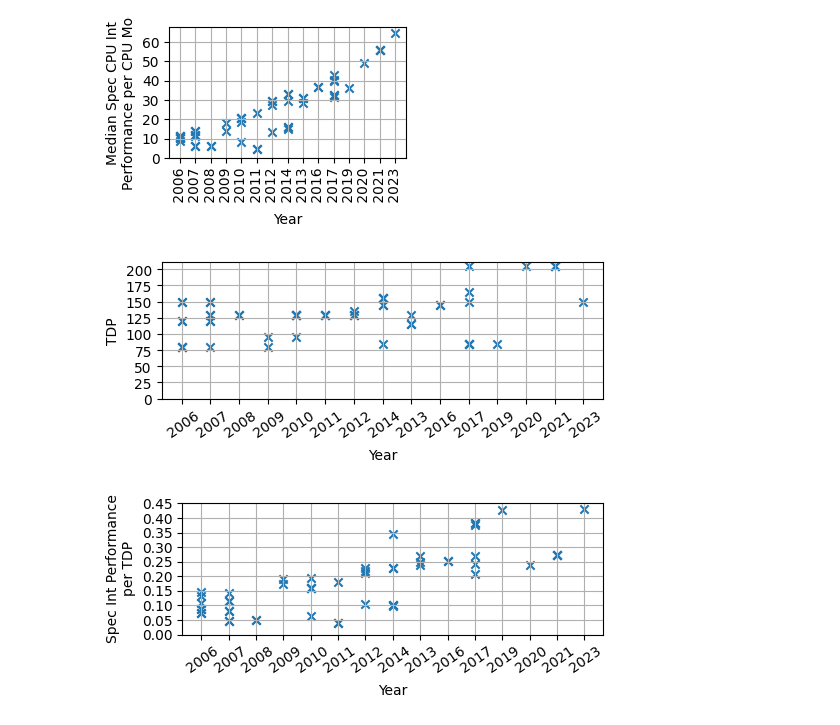
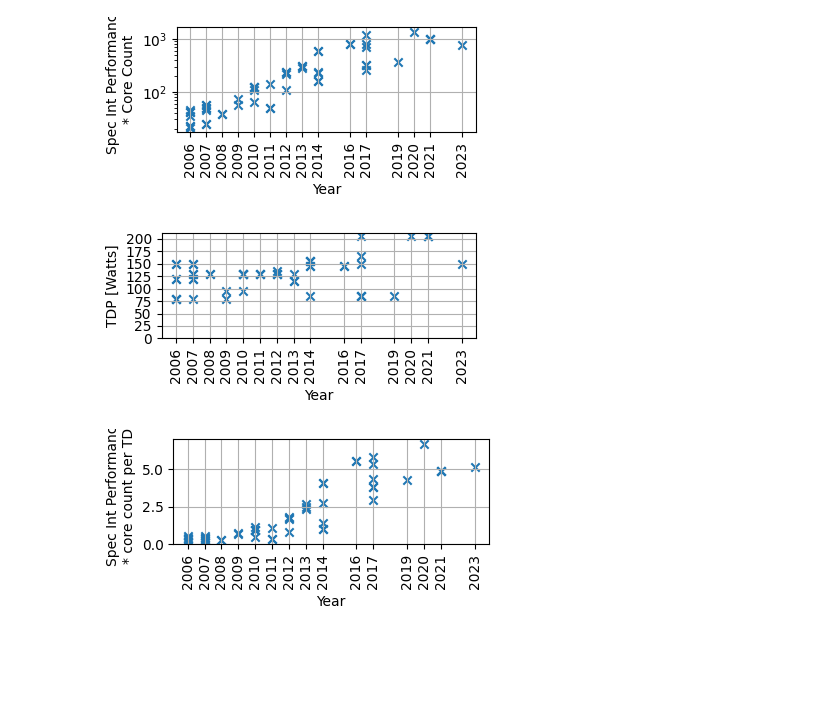
Before and after one commit to hpides/server-buy-advisor, a Jupyter notebook: notebooks/tpc_spec.ipynb, the cells around one changed output. Cells and saved outputs as stored; diff of their text form; code cells hidden in the pictures; blank space fills up the shorter version.

Commit message:
Added specint * core count

```diff
--- a/notebooks/tpc_spec.ipynb
+++ b/notebooks/tpc_spec.ipynb
@@ -29,6 +32,17 @@ Requirement already satisfied: six>=1.5 in /Users/mrcl/projects/server-update-ad
 # %%
-file_path = '../tpc_xeon.csv'
+file_path = '../tpc_xeon_perf.csv'
+# if you want to recreate tpc_xeon
+# file_path = '../tpc_xeon.csv'
 if os.path.exists(file_path):
     df = pd.read_csv(file_path, sep=",")
 else:
     raise FileNotFoundError(f"The file {file_path} does not exist.")
+
+key_year = 'model_launch_year'
+key_spec_perf = "median_spec_int_perf"
+key_perf = "perf_times_cores"
+key_perf_per_tdp = "perf_per_tdp"
+key_tdp = "TDP/CPU (W)"
+key_cores_per_cpu = "cores_per_cpu"
+key_cores = "cores"
+key_processors = "processors"
@@ -35,37 +53,46 @@ else:
 # %%
-key_year = 'model_launch_year'
-key_spec_perf = "median_spec_int_perf"
-key_perf_per_tdp = "perf_per_tdp"
-key_tdp = "TDP/CPU (W)"
-
-figsize = (3, 2)
+figsize = (4, 2)
 x_rotation = 90
 
-df = df[~df[key_spec_perf].isna()]
-df[key_perf_per_tdp] = df[key_spec_perf] / df[key_tdp]
+# if you want to recreate tpc_xeon
+# df = df[~df[key_spec_perf].isna()]
+
+# df[key_processors] = df[key_processors].astype(int)
+# df[key_cores_per_cpu] = df[key_cores] / df[key_processors]
+# df[key_perf] = df[key_spec_perf] * df[key_cores_per_cpu]
+# df[key_perf_per_tdp] = df[key_perf] / df[key_tdp]
+# df.to_csv("../tpc_xeon_perf.csv", header=True)
+
 # print(df)
 
+df = df.sort_values(by=key_year)
+
 x_val = key_year
-y_val = key_spec_perf
+y_val = key_perf
 
 fig, ax = plt.subplots(figsize=figsize)
 ax.scatter(df[x_val], df[y_val], marker='x')
 
 plt.xlabel('Year')
-plt.ylabel("Median Spec\nInt Performance")
+plt.ylabel("Spec Int Performance\n* Core Count")
 
-ax.yaxis.set_major_locator(ticker.MultipleLocator(10))
+ax.set_yscale('log')
+
+# ax.yaxis.set_major_locator(ticker.MultipleLocator(200))
+ax.set_xticks(df[x_val].unique())
+ax.set_xticklabels(df[x_val].unique())
 
 plt.title('')
 plt.xticks(rotation=x_rotation)
 plt.ylim(bottom=0)
 plt.grid(True)
-plt.tight_layout(pad=0)
-plt.savefig("../figures/tcp_cpus_perf.pdf")
+plt.tight_layout()
+plt.subplots_adjust(top=0.95, bottom=0.15, left=0.15, right=0.95)
+plt.savefig("../figures/tcp_cpus_perf.pdf", bbox_inches='tight')
 plt.show()
 plt.close()
 # %% [output]
-[figure, old version]
+[figure, new version]
 # %%
 x_val = key_year
 y_val = key_tdp
@@ -76,18 +103,20 @@ ax.scatter(df[x_val], df[y_val], marker='x')
 ax.set_xlabel('Year')
 ax.set_ylabel('TDP [Watts]')
 
+ax.set_xticks(df[x_val].unique())
+ax.set_xticklabels(df[x_val].unique())
 ax.yaxis.set_major_locator(ticker.MultipleLocator(25))
 
 ax.set_title('')
 plt.xticks(rotation=x_rotation)
 ax.set_ylim(bottom=0)
 plt.grid(True)
-plt.tight_layout(pad=0)
+plt.tight_layout()
 plt.savefig("../figures/tcp_cpus_tdp.pdf")
 plt.show()
 plt.close()
 # %% [output]
-[figure, old version]
+[figure, new version]
 # %%
 x_val = key_year
 y_val = key_perf_per_tdp
@@ -96,17 +125,19 @@ fig, ax = plt.subplots(figsize=figsize)
 ax.scatter(df[x_val], df[y_val], marker='x')
 
 plt.xlabel('Year')
-plt.ylabel("Spec Int Performance\nper TDP")
+plt.ylabel("Spec Int Performance\n* core count per TDP")
 
-ax.yaxis.set_major_locator(ticker.MultipleLocator(0.05))
+# ax.yaxis.set_major_locator(ticker.MultipleLocator(0.05))
+ax.set_xticks(df[x_val].unique())
+ax.set_xticklabels(df[x_val].unique())
 
 ax.set_title('')
 plt.xticks(rotation=x_rotation)
 ax.set_ylim(bottom=0)
 plt.grid(True)
-plt.tight_layout(pad=0)
+plt.tight_layout()
 plt.savefig("../figures/tpc_cpus_spec_perf_tdp.pdf")
 plt.show()
 plt.close()
 # %% [output]
-[figure, old version]
+[figure, new version]
```
Also changed, not shown: parts of 2 cells of this notebook, 5 other files.
